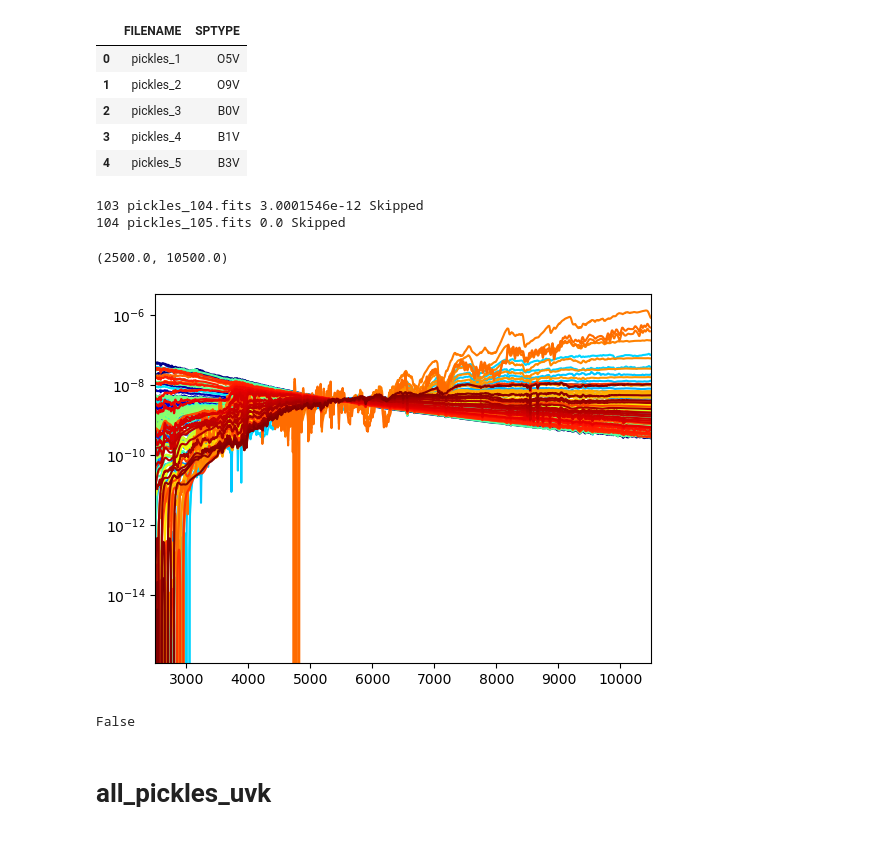
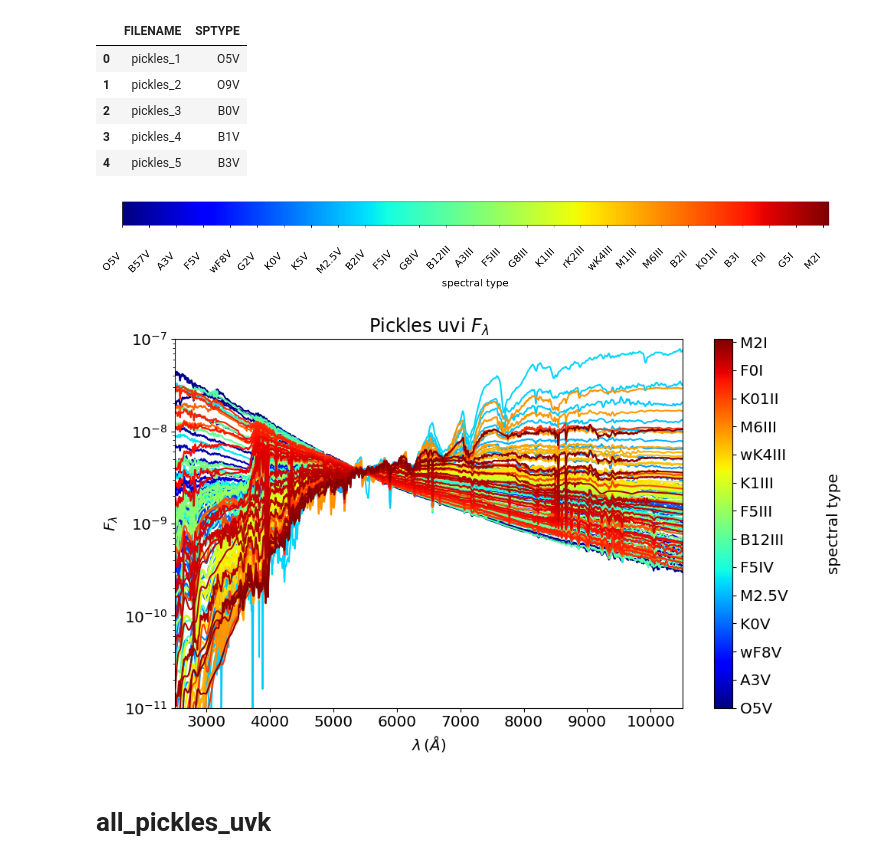
Before and after one commit to sylvielsstfr/RubinLSSTPhotometricCorrTuto, a Jupyter notebook: notebooks/06_SEDPicklesColors/BrowsePickles.ipynb, the cells around one changed output. Drawn from its saved outputs; the diff is of its cells as text; code cells hidden in the pictures.

Commit message:
Nicer plots

```diff
--- a/notebooks/06_SEDPicklesColors/BrowsePickles.ipynb
+++ b/notebooks/06_SEDPicklesColors/BrowsePickles.ipynb
@@ -107,36 +118,68 @@ jet = plt.get_cmap('jet')
 cNorm = mpl.colors.Normalize(vmin=0, vmax=NSED)
 scalarMap = cmx.ScalarMappable(norm=cNorm, cmap=jet)
 all_colors = scalarMap.to_rgba(np.arange(NSED), alpha=1)
+# %%
+fig, ax = plt.subplots(figsize=(18, 0.6), layout='constrained')
+cmap = mpl.cm.jet
+norm = mpl.colors.Normalize(vmin=0, vmax=NSED)
+cbar = fig.colorbar(mpl.cm.ScalarMappable(norm=norm, cmap=cmap),cax=ax, orientation='horizontal', label='spectral type')
+
+# change the number of labels
+labels = [item.get_text() for item in cbar.ax.get_xticklabels()]
+cbar.ax.locator_params(axis='x', nbins=4*len(labels))
+labels = [item.get_text() for item in cbar.ax.get_xticklabels()]
+
+# rename the labels
+Nlabels = len(labels)
+for ilab in range(0,Nlabels-1):
+    the_label = int(labels[ilab])
+    labels[ilab] = df.loc[the_label,"SPTYPE"]
+cbar.ax.set_xticklabels(labels,rotation=45);
+plt.show()
+# %% [output]
+[figure, added]
 # %%
-
+fig,ax = plt.subplots(1,1,figsize=(10,6))
 for index in np.arange(NSED):
     filename = df.loc[index,"FILENAME"].strip()+".fits"
     fullfilename = os.path.join(seddir_uvi,filename)
     hdul = fits.open(fullfilename)
     dff = pd.DataFrame(hdul[1].data)
-    plt.plot(dff.WAVELENGTH,dff.FLUX,color=all_colors[index])
+    if index not in np.arange(100,105):
+        ax.plot(dff.WAVELENGTH,dff.FLUX,color=all_colors[index])
 
-    wl = dff.WAVELENGTH.values
-    fl = dff.FLUX.values
+    #wl = dff.WAVELENGTH.values
+    #fl = dff.FLUX.values
 
-    idx_sel = np.where(wl>4500)[0]
-    wl = wl[idx_sel]
-    fl = fl[idx_sel]
-    flmin = fl.min()
-    if flmin < 1e-10:
-        print(index,filename,flmin,"Skipped")
+    #idx_sel = np.where(wl>4500)[0]
+    #wl = wl[idx_sel]
+    #fl = fl[idx_sel]
+    #flmin = fl.min()
+    #if flmin < 1e-10:
+    #    print(index,filename,flmin,"Skipped")
 
-plt.yscale('log')
-plt.xlim(2500.,10500)
+
+ax.set_yscale('log')
+ax.set_xlim(2500.,10500)
+ax.set_ylim(1e-11,1e-7)
+ax.set_title("Pickles uvi $F_\lambda$")
+ax.set_ylabel("$F_\lambda$")
+ax.set_xlabel("$\lambda \, (\AA$)")
+
+cbar =fig.colorbar(mpl.cm.ScalarMappable(norm=norm, cmap=cmap),ax=ax, orientation='vertical', label='spectral type')
+
+labels = [item.get_text() for item in cbar.ax.get_yticklabels()]
+cbar.ax.locator_params(axis='y', nbins=2*len(labels))
+labels = [item.get_text() for item in cbar.ax.get_yticklabels()]
+
+Nlabels = len(labels)
+for ilab in range(0,Nlabels-1):
+    the_label = int(labels[ilab])
+    labels[ilab] = df.loc[the_label,"SPTYPE"]
+cbar.ax.set_yticklabels(labels,rotation=0);
+plt.tight_layout()
 # %% [output]
-103 pickles_104.fits 3.0001546e-12 Skipped
-104 pickles_105.fits 0.0 Skipped
-(2500.0, 10500.0)
-[figure, old version]
+[figure, new version]
-# %%
-flmin< 1e-10
-# %% [output]
-False
 # %% [markdown]
 # all_pickles_uvk
 # %%
```
Also changed, not shown: parts of 5 cells of this notebook, 3 other files.
